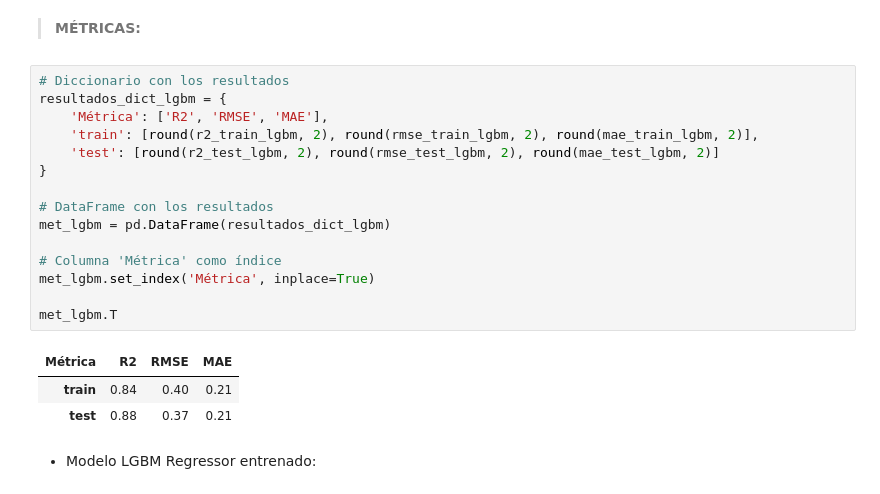
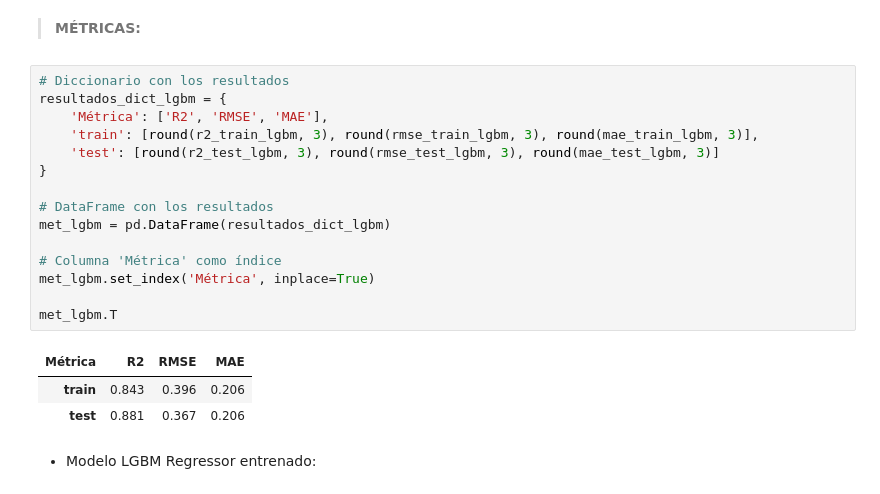
Before and after one commit to XimenaPO/MLProject_Medical_Cost, a Jupyter notebook: src/notebooks/project_resume.ipynb, the cells around one changed output. Saved outputs shown, nothing was run; the diff lists cells and outputs as text.

```diff
--- a/src/notebooks/project_resume.ipynb
+++ b/src/notebooks/project_resume.ipynb
@@ -1300,22 +1312,22 @@ rmse_test_lgbm = mean_squared_error(y_test, predicciones_test_lgbm, squared=Fals
 # %%
 # Diccionario con los resultados
 resultados_dict_lgbm = {
     'Métrica': ['R2', 'RMSE', 'MAE'],
-    'train': [round(r2_train_lgbm, 2), round(rmse_train_lgbm, 2), round(mae_train_lgbm, 2)],
-    'test': [round(r2_test_lgbm, 2), round(rmse_test_lgbm, 2), round(mae_test_lgbm, 2)]
+    'train': [round(r2_train_lgbm, 3), round(rmse_train_lgbm, 3), round(mae_train_lgbm, 3)],
+    'test': [round(r2_test_lgbm, 3), round(rmse_test_lgbm, 3), round(mae_test_lgbm, 3)]
 }
 
 # DataFrame con los resultados
 met_lgbm = pd.DataFrame(resultados_dict_lgbm)
 
 # Columna 'Métrica' como índice
 met_lgbm.set_index('Métrica', inplace=True)
 
 met_lgbm.T
 # %% [output]
 | Métrica | R2 | RMSE | MAE |
-| train | 0.84 | 0.40 | 0.21 |
-| test | 0.88 | 0.37 | 0.21 |
+| train | 0.843 | 0.396 | 0.206 |
+| test | 0.881 | 0.367 | 0.206 |
 # %% [markdown]
 - Modelo LGBM Regressor entrenado:
 # %%
```
Also changed, not shown: parts of 13 cells of this notebook.
